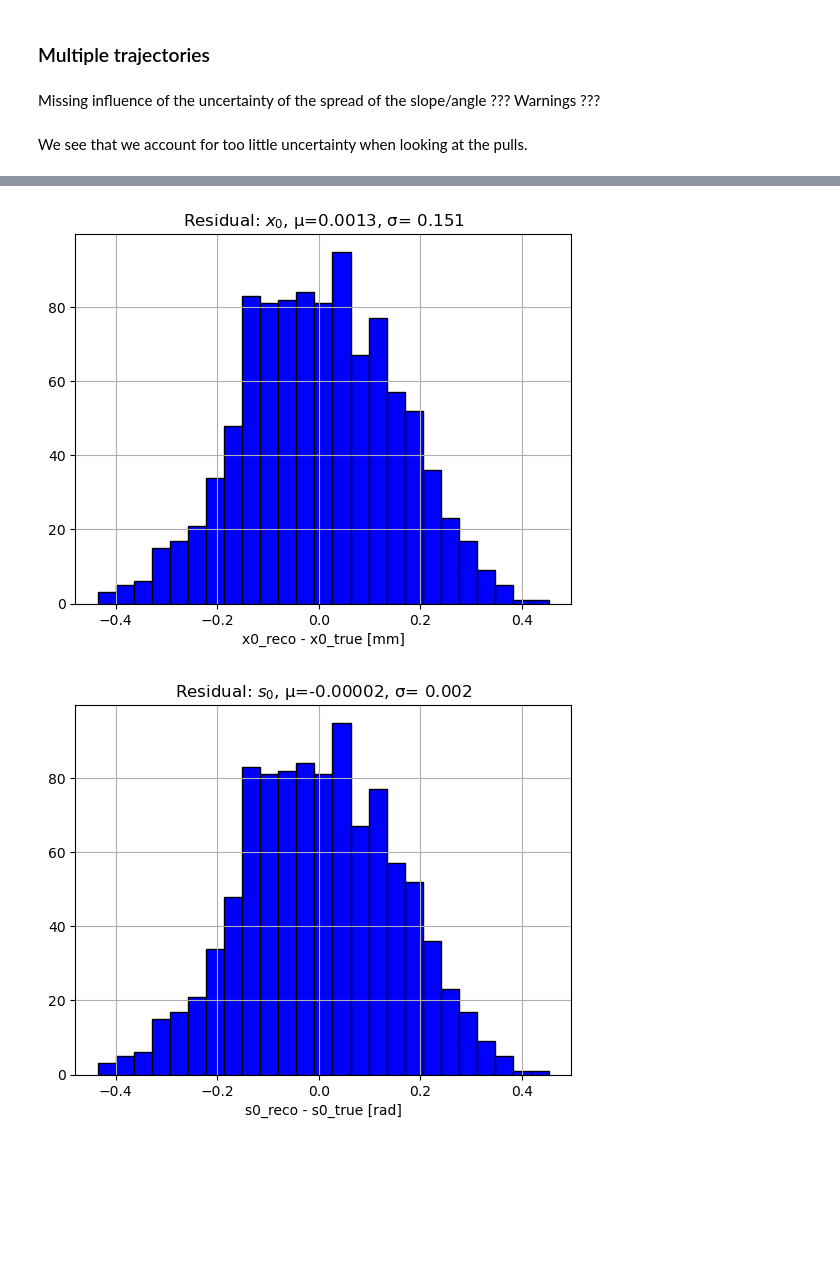
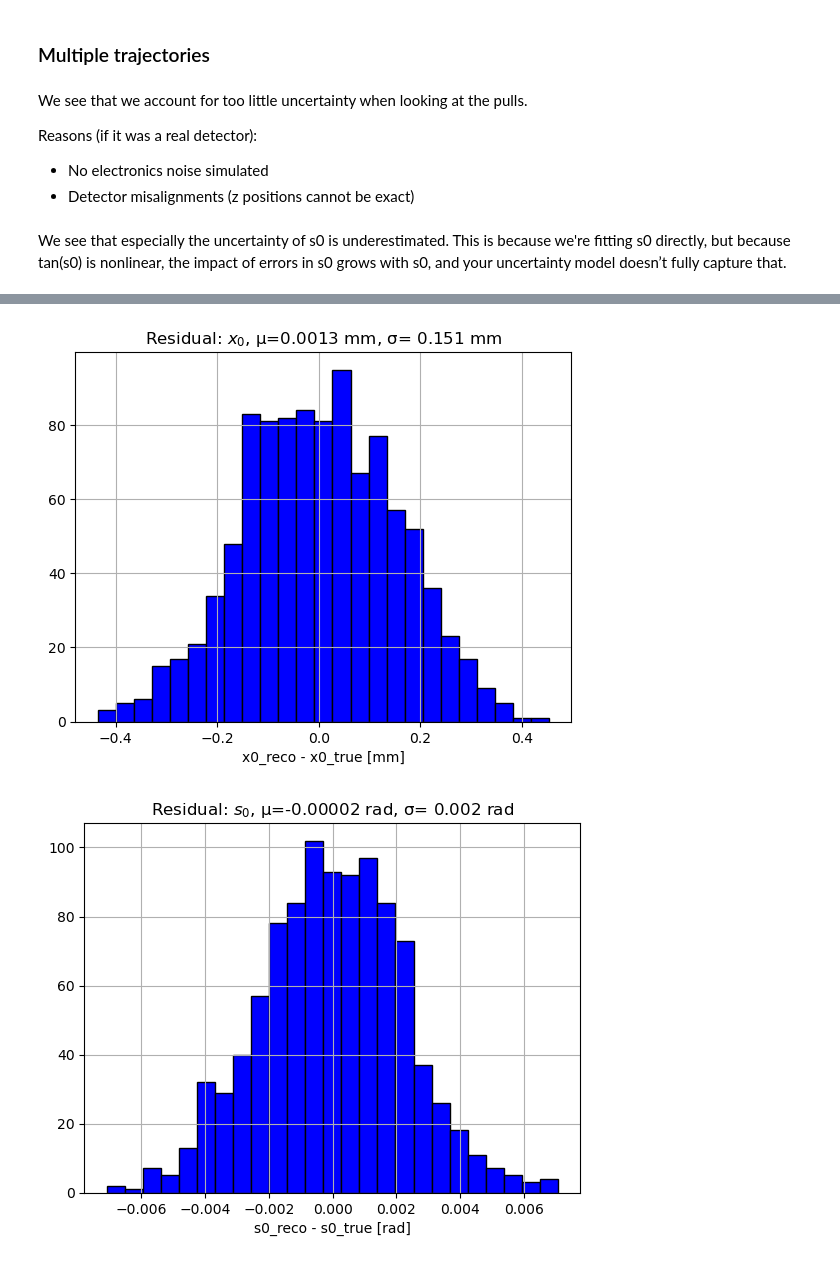
Before and after one commit to manueltuor/DAII, a Jupyter notebook: Tracking resolution.ipynb, the cells around one changed output, grey strips where cells are left out. Cells and saved outputs as stored; diff of their text form; code cells hidden in the pictures; blank space fills up the shorter version.

Commit message:
Uncertainty from s0 improved

```diff
--- a/Tracking resolution.ipynb
+++ b/Tracking resolution.ipynb
@@ -82,11 +82,14 @@ s0_reco = 0.007 ± 0.002 rad
 We modeled it with /sqrt(12) - but we neglected the multiple scattering part. Important to mention this!
 # %% [markdown]
 ### Multiple trajectories
-# %% [markdown]
-Missing influence of the uncertainty of the spread of the slope/angle ???
-Warnings ???
 # %% [markdown]
 We see that we account for too little uncertainty when looking at the pulls.
+
+Reasons (if it was a real detector):
+- No electronics noise simulated
+- Detector misalignments (z positions cannot be exact)
+# %% [markdown]
+We see that especially the uncertainty of s0 is underestimated. This is because we're fitting s0 directly, but because tan(s0) is nonlinear, the impact of errors in s0 grows with s0, and your uncertainty model doesn’t fully capture that.
 # %%
 n_trajectories = 1000
 z0 = 0
@@ -131,8 +134,6 @@ for i in range(n_trajectories):
     pulls_s0[i] = (s0_reco - s0_true)/std_s0_reco
     pulls_x0[i] = (x0_reco - x0_true)/std_x0_reco
 
-    print(std_s0_reco, std_x0_reco)
-
 
 # Taking the mean and standard deviation for the residuals
 mean_resi_s0 = np.mean(resi_s0)
@@ -145,14 +146,14 @@ std_resi_x0 = np.std(resi_x0)
 # Plot these distributions as histograms
 plt.figure()
 plt.hist(resi_x0 * 1000, bins = 25, color = "blue", edgecolor = "black")
-plt.title(f"Residual: $x_0$, μ={mean_resi_x0 * 1000:.4f}, σ={std_resi_x0 * 1000: .3f}")
+plt.title(f"Residual: $x_0$, μ={mean_resi_x0 * 1000:.4f} mm, σ={std_resi_x0 * 1000: .3f} mm")
 plt.xlabel("x0_reco - x0_true [mm]")
 plt.grid()
 plt.show()
 
 plt.figure()
-plt.hist(resi_x0 * 1000, bins = 25, color = "blue", edgecolor = "black")
-plt.title(f"Residual: $s_0$, μ={mean_resi_s0:.5f}, σ={std_resi_s0: .3f}")
+plt.hist(resi_s0, bins = 25, color = "blue", edgecolor = "black")
+plt.title(f"Residual: $s_0$, μ={mean_resi_s0:.5f} rad, σ={std_resi_s0: .3f} rad")
 plt.xlabel("s0_reco - s0_true [rad]")
 plt.grid()
 plt.show()
@@ -169,14 +170,14 @@ std_pulls_x0 = np.std(pulls_x0)
 plt.figure()
 plt.hist(pulls_x0, bins = 25, color = "blue", edgecolor = "black")
 plt.title(f"Pulls: $x_0$, μ={mean_pulls_x0:.3f}, σ={std_pulls_x0: .3f}")
-plt.xlabel("(x0_reco - x0_true)/std_x0_reco [mm]")
+plt.xlabel("Pull: (x0_reco - x0_true)/σ_x0_reco")
 plt.grid()
 plt.show()
 
 plt.figure()
 plt.hist(pulls_s0, bins = 25, color = "blue", edgecolor = "black")
 plt.title(f"Pulls: $s_0$, μ={mean_pulls_s0:.3f}, σ={std_pulls_s0: .3f}")
-plt.xlabel("(s0_reco - s0_true)/std_s0_reco [rad]")
+plt.xlabel("Pull: (s0_reco - s0_true)/σ_s0_reco")
 plt.grid()
 plt.show()
 # %% [output]
@@ -217,2 +184,2 @@ plt.show()
-[figure, old version]
+[figure, new version]
-[figure, old version]
+[figure, new version]
```
Also changed, not shown: parts of 3 cells of this notebook.
